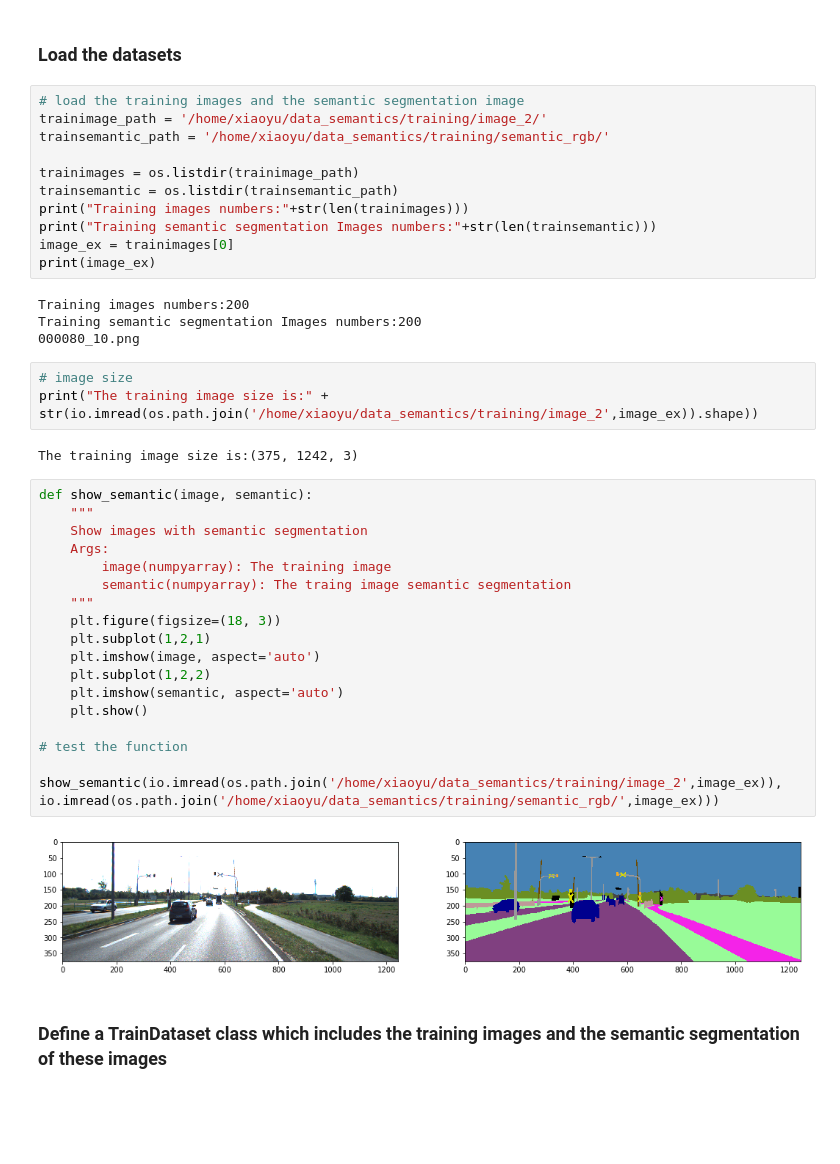
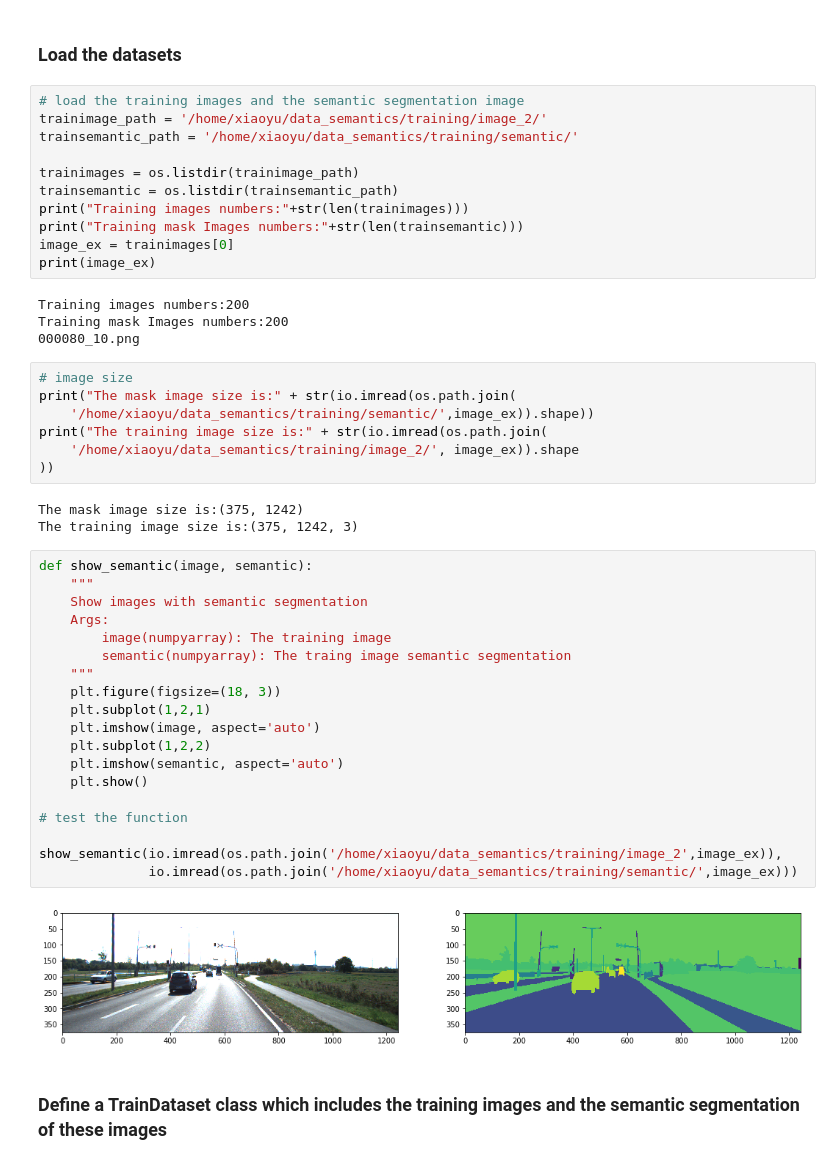
Before and after one commit to xysong1201/MRIImage_segmentation, a Jupyter notebook: Unet.ipynb, the cells around one changed output. Cells and saved outputs as stored; diff of their text form; blank space fills up the shorter version.

```diff
--- a/Unet.ipynb
+++ b/Unet.ipynb
@@ -23,43 +23,49 @@ cuda
 # %%
 # load the training images and the semantic segmentation image
 trainimage_path = '/home/xiaoyu/data_semantics/training/image_2/'
-trainsemantic_path = '/home/xiaoyu/data_semantics/training/semantic_rgb/'
+trainsemantic_path = '/home/xiaoyu/data_semantics/training/semantic/'
 
 trainimages = os.listdir(trainimage_path)
 trainsemantic = os.listdir(trainsemantic_path)
 print("Training images numbers:"+str(len(trainimages)))
-print("Training semantic segmentation Images numbers:"+str(len(trainsemantic)))
+print("Training mask Images numbers:"+str(len(trainsemantic)))
 image_ex = trainimages[0]
 print(image_ex)
 # %% [output]
 Training images numbers:200
-Training semantic segmentation Images numbers:200
+Training mask Images numbers:200
 000080_10.png
 # %%
 # image size
-print("The training image size is:" + str(io.imread(os.path.join('/home/xiaoyu/data_semantics/training/image_2',image_ex)).shape))
+print("The mask image size is:" + str(io.imread(os.path.join(
+    '/home/xiaoyu/data_semantics/training/semantic/',image_ex)).shape))
+print("The training image size is:" + str(io.imread(os.path.join(
+    '/home/xiaoyu/data_semantics/training/image_2/', image_ex)).shape
+))
 # %% [output]
+The mask image size is:(375, 1242)
 The training image size is:(375, 1242, 3)
 # %%
 def show_semantic(image, semantic):
     """
     Show images with semantic segmentation
     Args:
         image(numpyarray): The training image
         semantic(numpyarray): The traing image semantic segmentation
     """
     plt.figure(figsize=(18, 3))
     plt.subplot(1,2,1)
     plt.imshow(image, aspect='auto')
     plt.subplot(1,2,2)
     plt.imshow(semantic, aspect='auto')
     plt.show()
 
 # test the function
 
-show_semantic(io.imread(os.path.join('/home/xiaoyu/data_semantics/training/image_2',image_ex)), io.imread(os.path.join('/home/xiaoyu/data_semantics/training/semantic_rgb/',image_ex)))
+show_semantic(io.imread(os.path.join('/home/xiaoyu/data_semantics/training/image_2',image_ex)),
+              io.imread(os.path.join('/home/xiaoyu/data_semantics/training/semantic/',image_ex)))
 # %% [output]
-[figure, old version]
+[figure, new version]
 # %% [markdown]
 ### Define a TrainDataset class which includes the training images and the semantic segmentation of these images
 # %%
```
Also changed, not shown: parts of 16 cells of this notebook.
